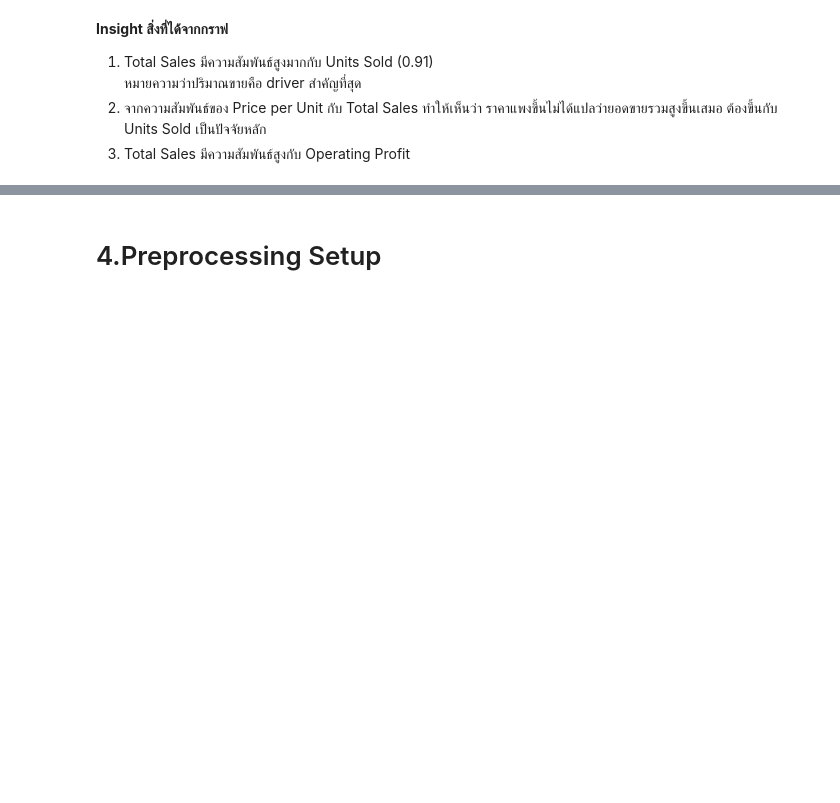
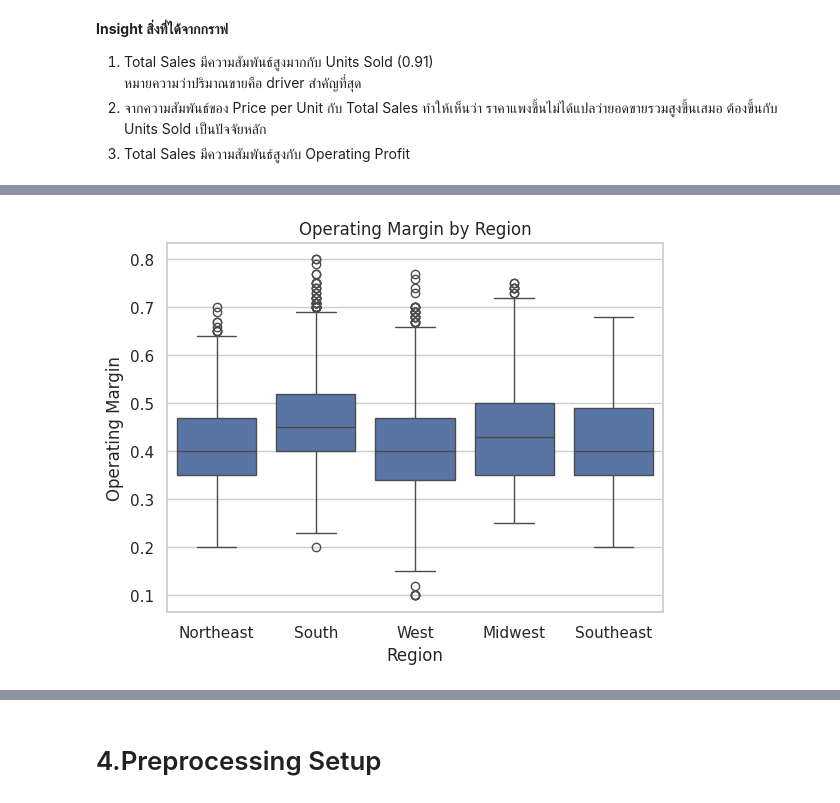
Before and after one commit to sarutah/Final_Project_Ds514-515, a Jupyter notebook: Project514_515_2_.ipynb, the cells around one changed output, grey strips where cells are left out. Saved outputs shown, nothing was run; the diff lists cells and outputs as text; code cells hidden in the pictures; blank space fills up the shorter version.

```diff
--- a/Project514_515_2_.ipynb
+++ b/Project514_515_2_.ipynb
@@ -168,0 +241,11 @@ plt.show()
+# %%
+# Profit & Margin ตาม Region
+sns.boxplot(
+    data=df,
+    x="Region",
+    y="Operating Margin"
+)
+plt.title("Operating Margin by Region")
+plt.show()
+# %% [output]
+[figure, added]
```
Also changed, not shown: parts of 20 cells of this notebook.
